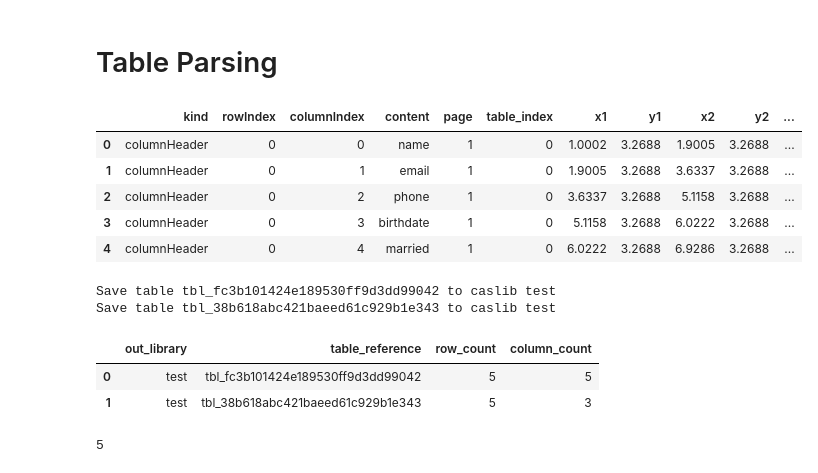
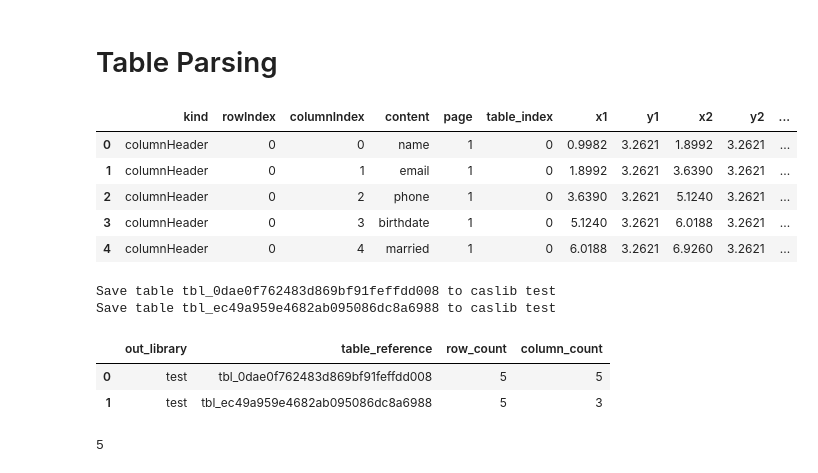
Before and after one commit to SundareshSankaran/Azure---Extract-Tables-via-OCR, a Jupyter notebook: local_version/local_vs_cloud_response.ipynb, the cells around one changed output. Saved outputs shown, nothing was run; the diff lists cells and outputs as text; code cells hidden in the pictures.

Commit message:
minor changes to enable parsing of local container results

```diff
--- a/local_version/local_vs_cloud_response.ipynb
+++ b/local_version/local_vs_cloud_response.ipynb
@@ -37,12 +42,9 @@ r_cloud = poller.result()
 # %%
-import requests
-import json
-
 service_url = 'http://localhost:5000/'
 
 # Define the URL and file path
 url = f"{service_url}formrecognizer/documentModels/prebuilt-read:syncAnalyze?api-version=2022-08-31"
-file_path = "../data/handwritten-form.jpg"
+file_path = "../data/table-test-document.pdf"
 
 # Define headers
 headers = {
@@ -55,4 +57,4 @@ with open(file_path, 'rb') as file:
     response = requests.post(url, headers=headers, data=file)
 
 r_local = json.loads(response.text)
-r_local = r_local['analyzeResult']
+#r_local = r_local['analyzeResult']
@@ -58,0 +63,21 @@ r_local = r_local['analyzeResult']
+# %%
+service_url = 'http://localhost:5000/'
+
+# Define the URL and file path
+url = f"{service_url}formrecognizer/documentModels/prebuilt-document:syncAnalyze?api-version=2022-08-31"
+file_path = "../data/table-test-document.pdf"
+form_path = '../data/patient_intake_form_sample.jpg'
+
+# Define headers
+headers = {
+    'accept': '*/*',
+    'Content-Type': 'application/octet-stream',
+}
+
+# Open the file and send the POST request
+with open(form_path, 'rb') as file:
+    response = requests.post(url, headers=headers, data=file)
+
+r_local = json.loads(response.text)
+r_local = r_local['analyzeResult']
+print(response.text)
@@ -282,8 +369,13 @@ def map_parsing(result) -> pd.DataFrame:
         # extract all table data
         for index, table in enumerate(result['tables']):
             if table_output_format.upper() == 'MAP':
-                dict = table.as_dict()
-                df = pd.DataFrame.from_dict(dict['cells'])
+
+                if not isinstance(table, dict):
+                    table = table.as_dict()
+
+
+                #dict = table.as_dict()
+                df = pd.DataFrame.from_dict(table['cells'])
 
                 # extract page_number and polygon coordinates
                 df['page'] = df['boundingRegions'].apply(lambda x: x[0]['pageNumber'])
@@ -308,43 +400,43 @@ def map_parsing(result) -> pd.DataFrame:
                 df.drop(columns=['boundingRegions','spans', 'polygon'], inplace=True)
 
                 table_info = {
                     'table_index': index,
                     'row_count': table['rowCount'],
                     'column_count': table['columnCount'],
                     'cell_count': table['rowCount']*table['columnCount'],
                     'table': df
                 }
 
                 tables.append(table_info)
 
         # select specific table (optional)
         if select_table:
             if table_selection_method.upper() == 'INDEX':
                 parsed_result = tables[table_selection_idx]['table']
             elif table_selection_method.upper() == 'SIZE':
                 # Find the entry with the highest cell_count using max function
                 table_most_cells = max(tables, key=lambda x: x['cell_count'], default=None)
                 parsed_result = table_most_cells['table'] if table_most_cells else None
 
         else:
             # combine all extracted tables (only works for output type 'map')
             parsed_result = pd.concat([table['table'] for table in tables], ignore_index=True)
 
         return parsed_result
 
-df = map_parsing(r_cloud)
+df = map_parsing(r_local)
 df.head()
 # %% [output]
 |  | kind | rowIndex | columnIndex | content | page | table_index | x1 | y1 | x2 | y2 | ... |
-| 0 | columnHeader | 0 | 0 | name | 1 | 0 | 1.0002 | 3.2688 | 1.9005 | 3.2688 | ... |
-| 1 | columnHeader | 0 | 1 | email | 1 | 0 | 1.9005 | 3.2688 | 3.6337 | 3.2688 | ... |
-| 2 | columnHeader | 0 | 2 | phone | 1 | 0 | 3.6337 | 3.2688 | 5.1158 | 3.2688 | ... |
-| 3 | columnHeader | 0 | 3 | birthdate | 1 | 0 | 5.1158 | 3.2688 | 6.0222 | 3.2688 | ... |
-| 4 | columnHeader | 0 | 4 | married | 1 | 0 | 6.0222 | 3.2688 | 6.9286 | 3.2688 | ... |
+| 0 | columnHeader | 0 | 0 | name | 1 | 0 | 0.9982 | 3.2621 | 1.8992 | 3.2621 | ... |
+| 1 | columnHeader | 0 | 1 | email | 1 | 0 | 1.8992 | 3.2621 | 3.6390 | 3.2621 | ... |
+| 2 | columnHeader | 0 | 2 | phone | 1 | 0 | 3.6390 | 3.2621 | 5.1240 | 3.2621 | ... |
+| 3 | columnHeader | 0 | 3 | birthdate | 1 | 0 | 5.1240 | 3.2621 | 6.0188 | 3.2621 | ... |
+| 4 | columnHeader | 0 | 4 | married | 1 | 0 | 6.0188 | 3.2621 | 6.9260 | 3.2621 | ... |
 # %%
 def result_to_dfs(result) -> list:
         tables = []
-        for table in result.tables:
+        for table in result['tables']:
             table_df = pd.DataFrame(columns=range(table['columnCount']), index=range(table['rowCount']))
 
             for cell in table['cells']:
@@ -384,14 +476,14 @@ def reference_parsing(result) -> pd.DataFrame: # TODO
         return pd.DataFrame(table_info)
 
 
-df = reference_parsing(r_cloud)
+df = reference_parsing(r_local)
 df.head()
 # %% [output]
-Save table tbl_fc3b101424e189530ff9d3dd99042 to caslib test
-Save table tbl_38b618abc421baeed61c929b1e343 to caslib test
+Save table tbl_0dae0f762483d869bf91feffdd008 to caslib test
+Save table tbl_ec49a959e4682ab095086dc8a6988 to caslib test
 |  | out_library | table_reference | row_count | column_count |
-| 0 | test | tbl_fc3b101424e189530ff9d3dd99042 | 5 | 5 |
-| 1 | test | tbl_38b618abc421baeed61c929b1e343 | 5 | 3 |
+| 0 | test | tbl_0dae0f762483d869bf91feffdd008 | 5 | 5 |
+| 1 | test | tbl_ec49a959e4682ab095086dc8a6988 | 5 | 3 |
 # %%
 r_cloud['tables'][0].get('columnCount')
 # %% [output]
```
Also changed, not shown: parts of 7 cells of this notebook, 2 other files.
